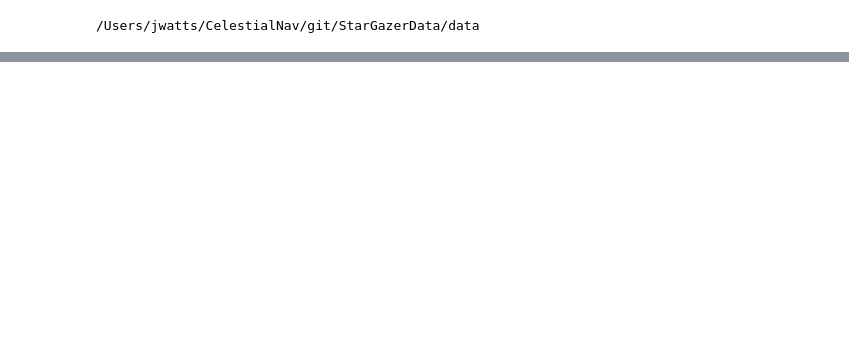
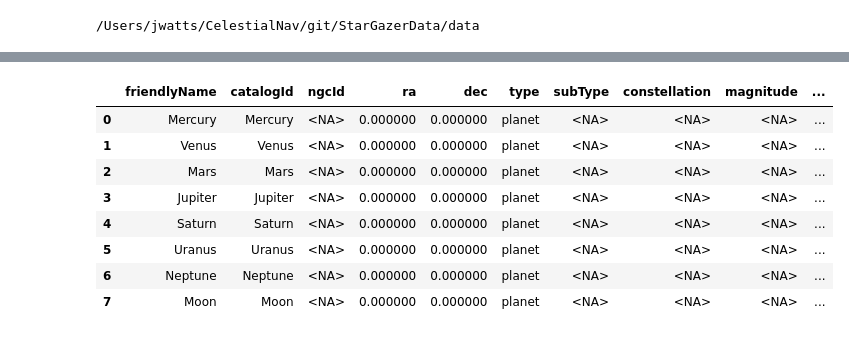
Before and after one commit to jeffrwatts/StarGazerData, a Jupyter notebook: Generate Data.ipynb, the cells around one changed output, grey strips where cells are left out. Saved outputs shown, nothing was run; the diff lists cells and outputs as text; code cells hidden in the pictures; blank space fills up the shorter version.

```diff
--- a/Generate Data.ipynb
+++ b/Generate Data.ipynb
@@ -14,0 +34,21 @@ print(observatiom_notes_dir)
+# %%
+year, month, day, hour, minute, second = 2023, 11, 18, 0, 0, 0
+t_start = ts.ut1(year, month, day, hour, minute, second)
+t_end = t_start + 7
+t_interval = 1/24 # provide data for every hour for a week.
+
+data = []
+
+t = t_start
+while t.tt < t_end.tt:
+    for planet_name, planet in planet_ephemeris.items():
+        position = earth.at(t).observe(planet)
+        ra = position.apparent().radec(epoch='date')[0]
+        dec = position.apparent().radec(epoch='date')[1]
+        data.append({"id": 0, "planetName": planet_name, "time": t.tt, "ra": ra._degrees, "dec": dec.degrees})
+
+    t+=t_interval
+
+df_ephemeris = pd.DataFrame(data)
+
+df_ephemeris.to_json('ephemeris.json', orient='records', lines=False)
@@ -270,6 +324,27 @@ def extract_stars(file):
     df = df[column_order]
 
     return df
+
+def create_planets():
+    data = []
+    for planetName, _ in planet_ephemeris.items():
+        data.append({"friendlyName":planetName})
+    df = pd.DataFrame(data)
+
+    df['ngcId'] = pd.NA
+    df['catalogId'] = df['friendlyName']
+    df['ra'] = 0.0
+    df['dec'] = 0.0
+    df['type'] = "planet"
+    df['subType'] = pd.NA
+    df['constellation'] = pd.NA
+    df['magnitude'] = pd.NA
+    df['observationNotes'] = pd.NA
+
+    column_order = ['friendlyName', 'catalogId', 'ngcId', 'ra', 'dec', 'type', 'subType', 'constellation', 'magnitude', 'observationNotes']
+    df = df[column_order]
+
+    return df
 # %%
 file = "MessierObjects.csv"
 df_messier = extract_messier_objects(file)
@@ -368 +443,14 @@ df_stars[0:5]
+# %%
+df_planets = create_planets()
+df_planets[0:10]
+# %% [output]
+|  | friendlyName | catalogId | ngcId | ra | dec | type | subType | constellation | magnitude | ... |
+| 0 | Mercury | Mercury | <NA> | 0.000000 | 0.000000 | planet | <NA> | <NA> | <NA> | ... |
+| 1 | Venus | Venus | <NA> | 0.000000 | 0.000000 | planet | <NA> | <NA> | <NA> | ... |
+| 2 | Mars | Mars | <NA> | 0.000000 | 0.000000 | planet | <NA> | <NA> | <NA> | ... |
+| 3 | Jupiter | Jupiter | <NA> | 0.000000 | 0.000000 | planet | <NA> | <NA> | <NA> | ... |
+| 4 | Saturn | Saturn | <NA> | 0.000000 | 0.000000 | planet | <NA> | <NA> | <NA> | ... |
+| 5 | Uranus | Uranus | <NA> | 0.000000 | 0.000000 | planet | <NA> | <NA> | <NA> | ... |
+| 6 | Neptune | Neptune | <NA> | 0.000000 | 0.000000 | planet | <NA> | <NA> | <NA> | ... |
+| 7 | Moon | Moon | <NA> | 0.000000 | 0.000000 | planet | <NA> | <NA> | <NA> | ... |
 # %%
```
Also changed, not shown: parts of 11 cells of this notebook.
